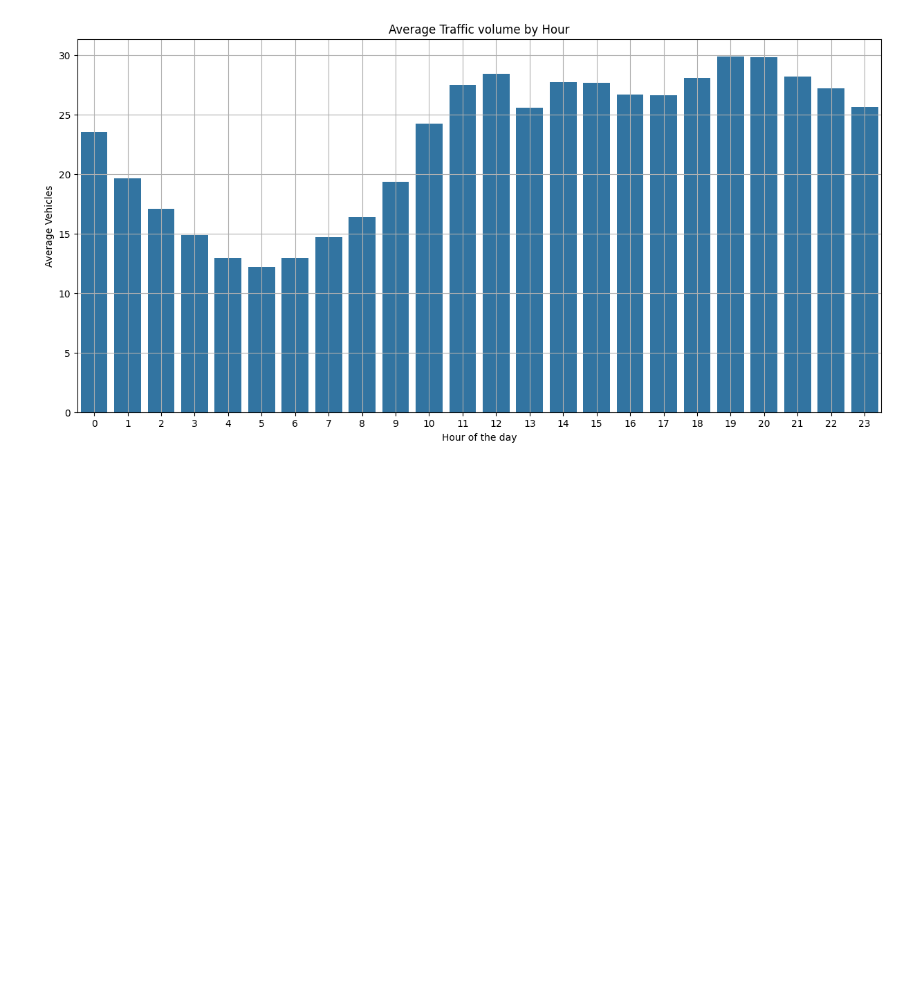
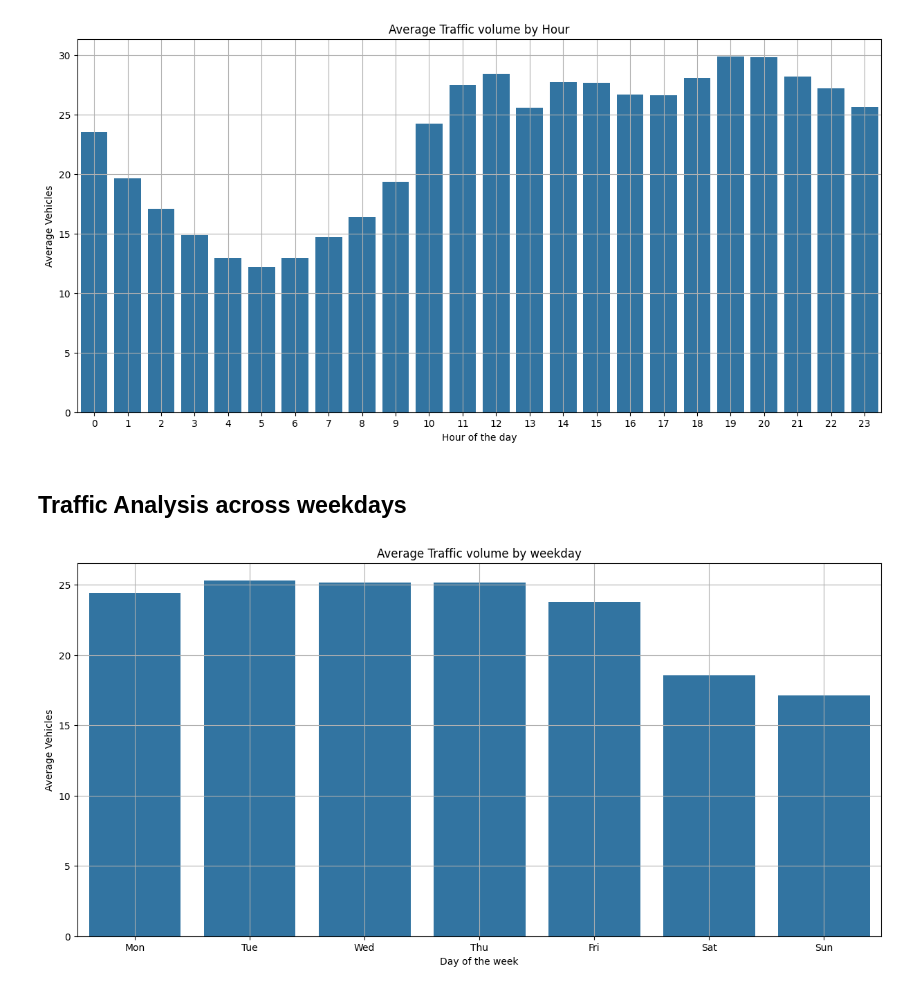
Before and after one commit to sukoon-he-sukoon/advanced-traffic-signal-control-system, a Jupyter notebook: notebooks/eda.ipynb, the cells around one changed output. Drawn from its saved outputs; the diff is of its cells as text; code cells hidden in the pictures; blank space fills up the shorter version.

```diff
--- a/notebooks/eda.ipynb
+++ b/notebooks/eda.ipynb
@@ -87,2 +96,16 @@ plt.show()
 # %% [output]
 [figure]
+# %% [markdown]
+## Traffic Analysis across weekdays
+# %%
+weekday_traffic = df.groupby("Weekday")["Vehicles"].mean()
+
+plt.figure(figsize=(15,7))
+sns.barplot(x=["Mon", "Tue", "Wed", "Thu", "Fri", "Sat", "Sun"], y = weekday_traffic.values)
+plt.xlabel("Day of the week")
+plt.ylabel("Average Vehicles")
+plt.title("Average Traffic volume by weekday")
+plt.grid(True)
+plt.show()
+# %% [output]
+[figure, added]
```
Also changed, not shown: parts of 5 cells of this notebook.
